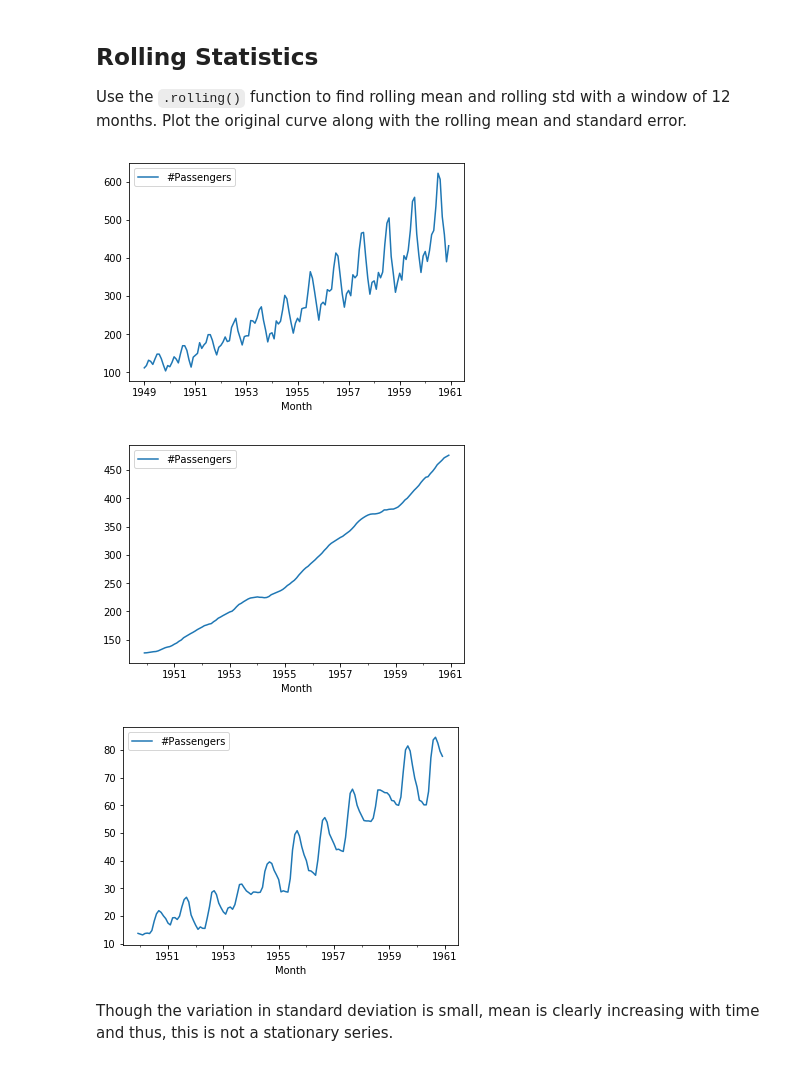
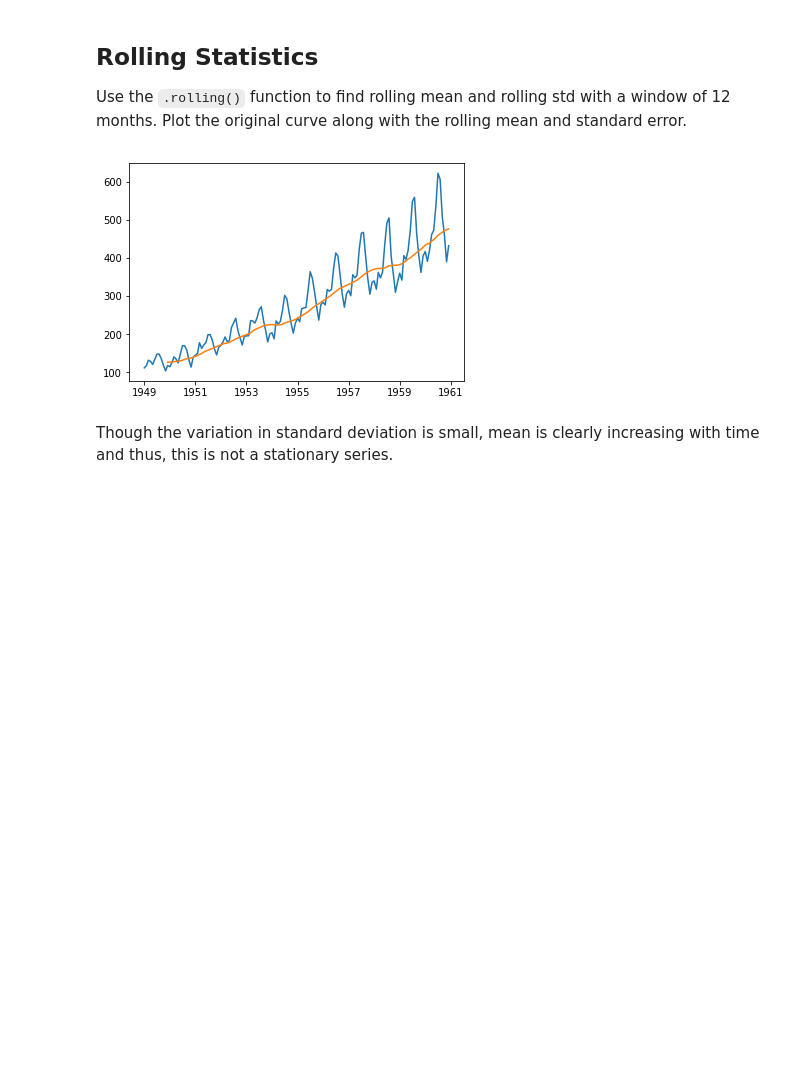
Before and after one commit to yishuen/dsc-3-25-06-testing-for-trends-lab-nyc-career-ds-102218, a Jupyter notebook: index.ipynb, the cells around one changed output. Drawn from its saved outputs; the diff is of its cells as text; code cells hidden in the pictures; blank space fills up the shorter version.

```diff
--- a/index.ipynb
+++ b/index.ipynb
@@ -97,12 +97,11 @@ rolstd = df.rolling(window = 12, center = False).std()
 # %%
 #Plot rolling statistics
 plt.plot(df)
-plt.
+plt.plot(rolmean)
+plt.plot(rolstd)
 plt.show()
 # %% [output]
-[figure, old version]
+[figure, new version]
-[figure, removed]
-[figure, removed]
 # %% [markdown]
 Though the variation in standard deviation is small, mean is clearly increasing with time and thus, this is not a stationary series.
 # %% [markdown]
```
